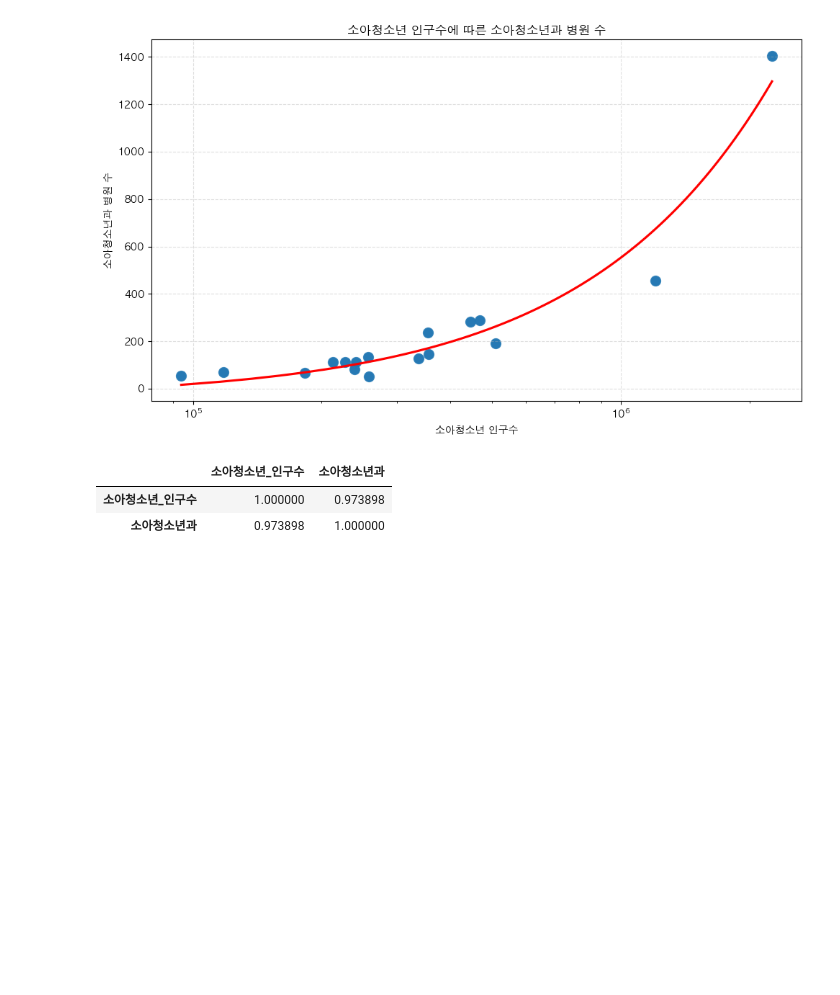
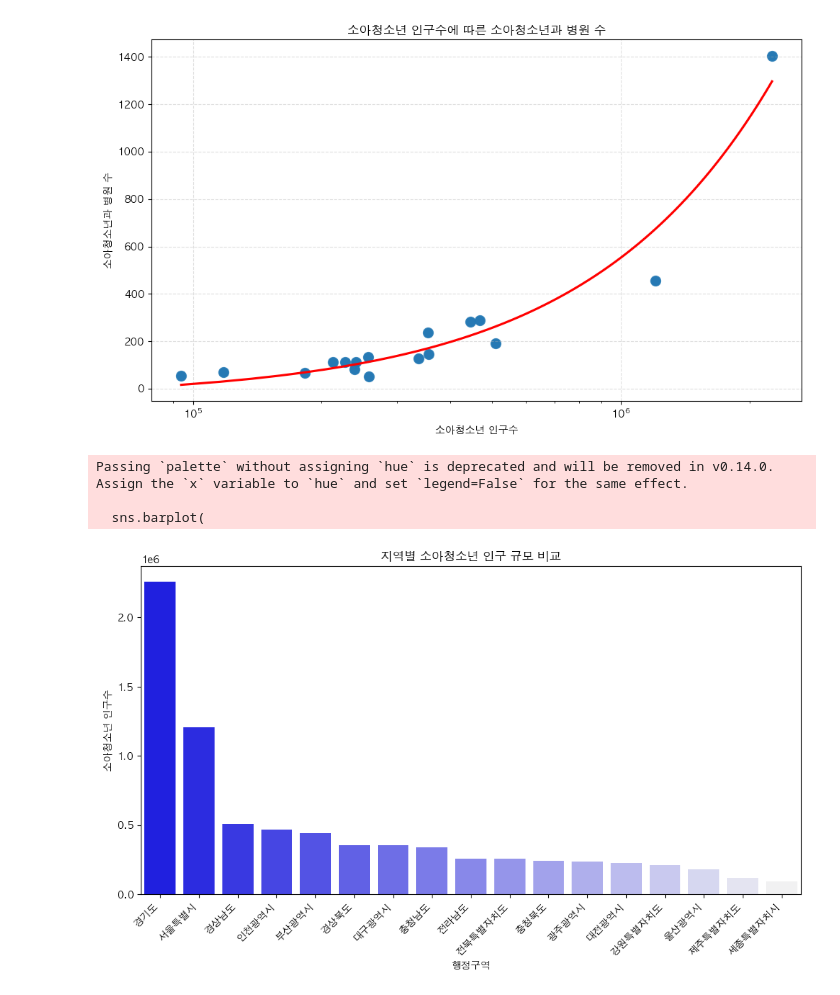
Before and after one commit to 25-SDA-team8/25-SDA-team8, a Jupyter notebook: src/pediatric/EDA.ipynb, the cells around one changed output. Cells and saved outputs as stored; diff of their text form; code cells hidden in the pictures; blank space fills up the shorter version.

```diff
--- a/src/pediatric/EDA.ipynb
+++ b/src/pediatric/EDA.ipynb
@@ -139,9 +139,27 @@ plt.tight_layout()
 plt.show()
 # %% [output]
 [figure]
-# %%
-processed_df[['소아청소년_인구수','소아청소년과']].corr()
-# %% [output]
-|  | 소아청소년_인구수 | 소아청소년과 |
-| 소아청소년_인구수 | 1.000000 | 0.973898 |
-| 소아청소년과 | 0.973898 | 1.000000 |
+# %%
+plt.figure(figsize=(12, 6))
+
+palette = sns.light_palette("blue", n_colors=len(sorted_df))
+palette.reverse()
+
+sns.barplot(
+    data=processed_df.sort_values('소아청소년_인구수', ascending=False),
+    x='행정구역',
+    y='소아청소년_인구수',
+    palette=palette
+)
+
+plt.title('지역별 소아청소년 인구 규모 비교')
+plt.xlabel('행정구역')
+plt.ylabel('소아청소년 인구수')
+plt.xticks(rotation=45, ha='right')
+
+plt.show()
+# %% [output]
+Passing `palette` without assigning `hue` is deprecated and will be removed in v0.14.0. Assign the `x` variable to `hue` and set `legend=False` for the same effect.
+
+  sns.barplot(
+[figure, added]
```
Also changed, not shown: parts of 2 cells of this notebook, 3 other files.
